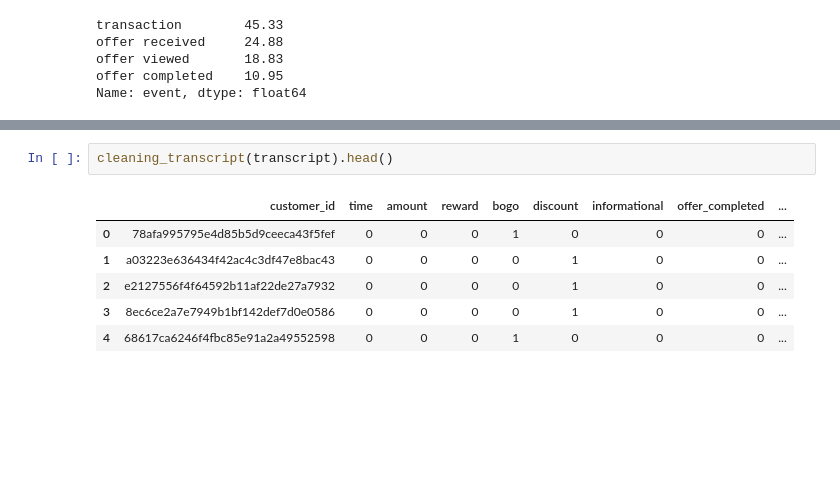
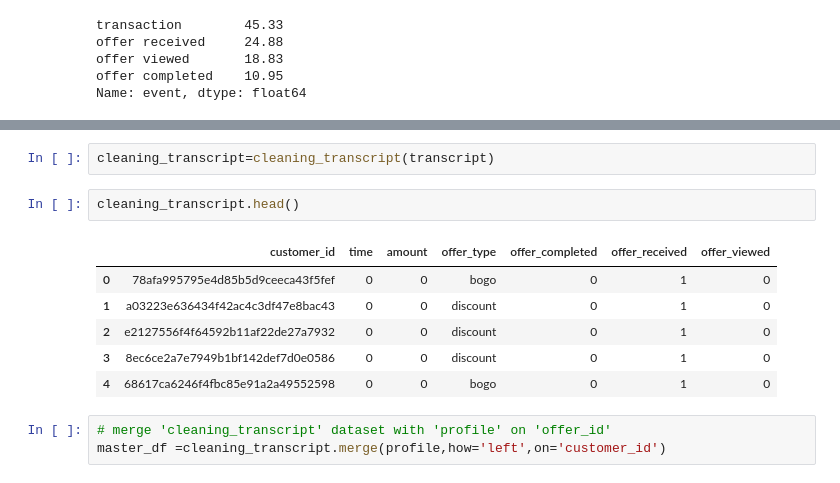
Before and after one commit to isakkabir/Starbucks-Challenge, a Jupyter notebook: Starbucks_Capstone_notebook.ipynb, the cells around one changed output, grey strips where cells are left out. Cells and saved outputs as stored; diff of their text form; blank space fills up the shorter version.

Commit message:
Merged datasets into clean masterset

```diff
--- a/Starbucks_Capstone_notebook.ipynb
+++ b/Starbucks_Capstone_notebook.ipynb
@@ -474,11 +471,16 @@ def cleaning_transcript(transcript):
 
     return transcript
+# %%
+cleaning_transcript=cleaning_transcript(transcript)
 # %%
-cleaning_transcript(transcript).head()
+cleaning_transcript.head()
 # %% [output]
-|  | customer_id | time | amount | reward | bogo | discount | informational | offer_completed | ... |
-| 0 | 78afa995795e4d85b5d9ceeca43f5fef | 0 | 0 | 0 | 1 | 0 | 0 | 0 | ... |
-| 1 | a03223e636434f42ac4c3df47e8bac43 | 0 | 0 | 0 | 0 | 1 | 0 | 0 | ... |
-| 2 | e2127556f4f64592b11af22de27a7932 | 0 | 0 | 0 | 0 | 1 | 0 | 0 | ... |
-| 3 | 8ec6ce2a7e7949b1bf142def7d0e0586 | 0 | 0 | 0 | 0 | 1 | 0 | 0 | ... |
-| 4 | 68617ca6246f4fbc85e91a2a49552598 | 0 | 0 | 0 | 1 | 0 | 0 | 0 | ... |
+|  | customer_id | time | amount | offer_type | offer_completed | offer_received | offer_viewed |
+| 0 | 78afa995795e4d85b5d9ceeca43f5fef | 0 | 0 | bogo | 0 | 1 | 0 |
+| 1 | a03223e636434f42ac4c3df47e8bac43 | 0 | 0 | discount | 0 | 1 | 0 |
+| 2 | e2127556f4f64592b11af22de27a7932 | 0 | 0 | discount | 0 | 1 | 0 |
+| 3 | 8ec6ce2a7e7949b1bf142def7d0e0586 | 0 | 0 | discount | 0 | 1 | 0 |
+| 4 | 68617ca6246f4fbc85e91a2a49552598 | 0 | 0 | bogo | 0 | 1 | 0 |
+# %%
+# merge 'cleaning_transcript' dataset with 'profile' on 'offer_id'
+master_df =cleaning_transcript.merge(profile,how='left',on='customer_id')
```
Also changed, not shown: parts of 8 cells of this notebook.
